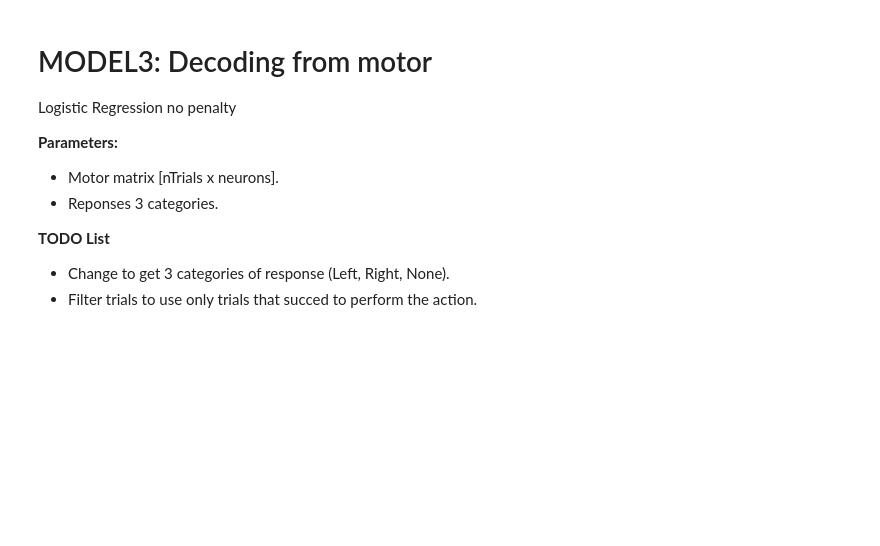
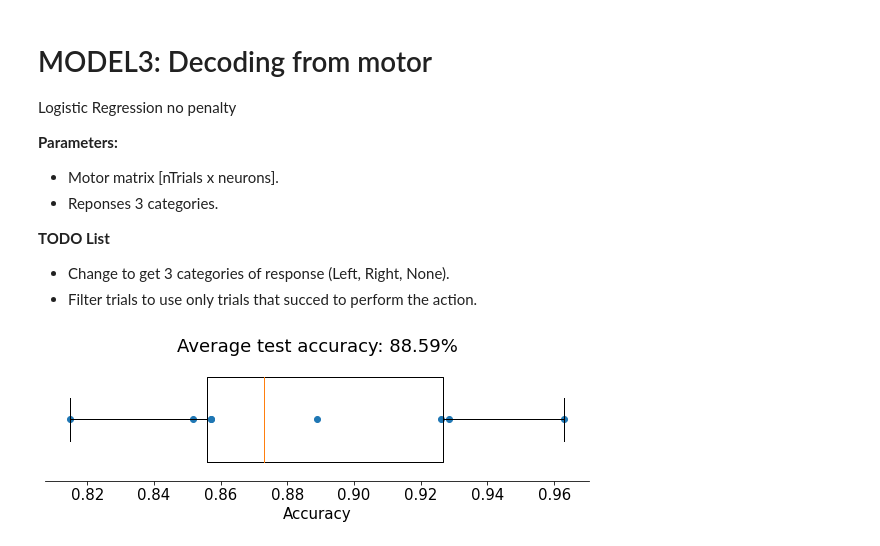
Before and after one commit to mgonzal1/nma_wombat_connectivy_project, a Jupyter notebook: connectivity.ipynb, the cells around one changed output. Drawn from its saved outputs; the diff is of its cells as text; code cells hidden in the pictures; blank space fills up the shorter version.

```diff
--- a/connectivity.ipynb
+++ b/connectivity.ipynb
@@ -399,32 +431,33 @@ Logistic Regression no penalty
 *   Change to get 3 categories of response (Left, Right, None).
 *   Filter trials to use only trials that succed to perform the action.
 # %%
-#Draft A3 model
-
 # obtenemos matrices 'y' y 'x'
-#motor_dat = get_motor_ctx(data_set)
-binary_dat = get_response(data_set)
+motor_dat = get_motor_ctx(data_set)
+binary_dat = data_set["response"]
 
 #definimos el modelo & ajustamos los datos
 log_reg = LogisticRegression(penalty="none")
 log_reg.fit(motor_dat, binary_dat)
+A3 = log_reg.coef_.T
 
 # predicciones
-binary_dat_hat = log_reg.predict(motor_dat)
+binary_dat_hat = motor_dat @ A3
 
 #accuracy
 similarity = (binary_dat == binary_dat_hat)   #nos da booleans de [true false] de predicciones correctas
 accuracy = np.sum(similarity)/len(binary_dat)
 
 #crossvalidation
 accuracies = cross_val_score(LogisticRegression(penalty='none'), motor_dat, binary_dat, cv=8)
 
 f, ax = plt.subplots(figsize=(8, 3))
 ax.boxplot(accuracies, vert=False, widths=.7)
 ax.scatter(accuracies, np.ones(8))
 ax.set(
   xlabel="Accuracy",
   yticks=[],
   title=f"Average test accuracy: {accuracies.mean():.2%}"
 )
 ax.spines["left"].set_visible(False)
+# %% [output]
+[figure, added]
```
Also changed, not shown: parts of 12 cells of this notebook.
